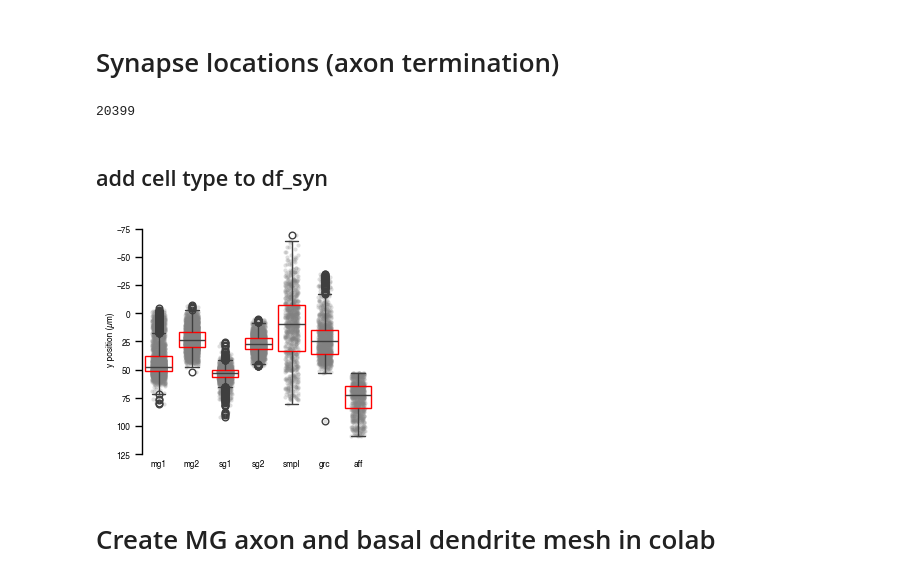
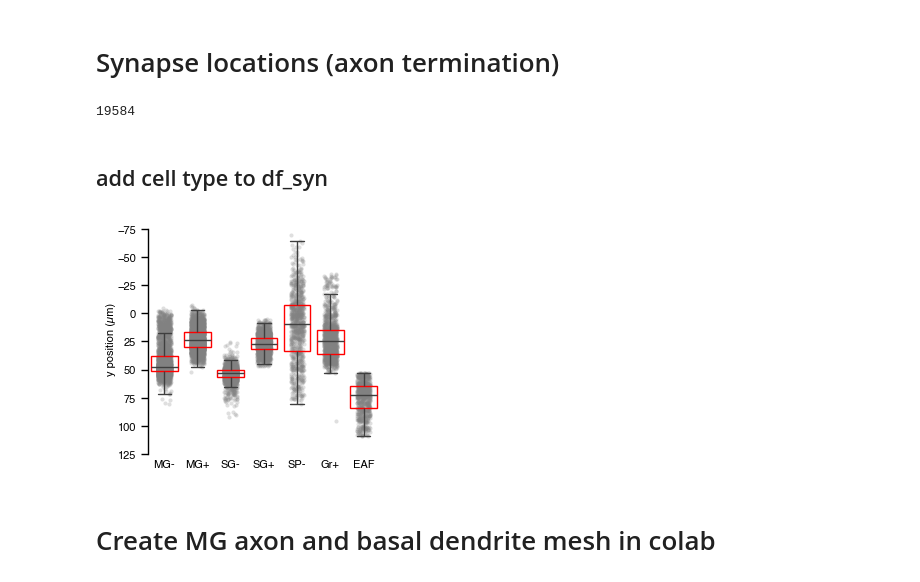
Before and after one commit to neurologic/efish_em, a Jupyter notebook: Notebooks_Jupyter/CellTyping.ipynb, the cells around one changed output. Drawn from its saved outputs; the diff is of its cells as text; code cells hidden in the pictures.

```diff
--- a/Notebooks_Jupyter/CellTyping.ipynb
+++ b/Notebooks_Jupyter/CellTyping.ipynb
@@ -64,7 +68,7 @@ structure_colors = efish.color_palette('structure')
 # %% [markdown]
 ## Molecular layer fit
 # %%
-neuroglancer_path = Path(settings_dict['save_dir']).parent.parent / 'blender/soma_locations/layer-molecular_annotation.json'
+neuroglancer_path = Path(dirpath.parent / 'data_processed_published/layer-molecular_annotation.json') #Path(dirpath).parent.parent / 'blender/soma_locations/layer-molecular_annotation.json'
 
 with open(Path(neuroglancer_path), 'r') as myfile: # 'p' is the dirpath and 'f' is the filename from the created 'd' dictionary
     neuroglancer_data = json.load(myfile)
@@ -92,8 +96,6 @@ print(popt)
 # %% [markdown]
 ## Load reconstruction files
 # %%
-dirpath = Path(settings_dict['save_dir'])
-
 nodefiles = efish.get_cell_filepaths(dirpath)
 # %% [markdown]
 # cell types for all files in directory
@@ -134,7 +140,8 @@ df_type.to_csv(dirpath / 'metadata/df_type.csv')
 # %% [markdown]
 ## from file
 # %%
-df_type= pd.read_csv(dirpath / 'metadata/df_type_auto_typed.csv')
+# df_type= pd.read_csv(dirpath / 'metadata/df_type_auto_typed.csv')
+df_type= pd.read_csv(dirpath.parent / 'data_processed_published/df_type_auto_typed.csv')
 # %%
 df_type.groupby('cell_type').count()
 # %% [output]
@@ -379,12 +395,12 @@ for c_ in ctype:
 # %% [markdown]
 # Synapse locations (axon termination)
 # %%
-df_syn = pd.read_csv(dirpath / 'graphs/df_postsyn.csv')
+df_syn = pd.read_csv(dirpath.parent / 'data_processed_published/df_postsyn.csv')
 syn = 'post-synaptic'
 
 len(df_syn)
 # %% [output]
-20399
+19584
 # %%
 y_adj_col = []
 for i,r in df_syn.iterrows():
@@ -416,26 +432,26 @@ mask = df_syn['pre_type'].isin(ctype)
 # %%
 xorder = ['mg1','mg2','sg1','sg2','smpl','grc','aff']
 hfig,ax = plt.subplots(1,figsize=(3,3))
 sns.boxplot(data=df_syn[mask],y='y_adj',x='pre_type',legend=False,
-            order = xorder,
+            order = xorder,showfliers=False,
         ax=ax,**{'boxprops':{'facecolor':'none', 'edgecolor':'red'}},zorder=100)#,dodge=0.8)
 sns.stripplot(ax = ax, data=df_syn[mask],x = 'pre_type',y='y_adj',s=3,
             order = xorder,
               dodge=True,jitter=0.2,alpha=0.25,color='gray',legend=False)
 ax.invert_yaxis()
 ax.set_ylim(125,-80)
 # ax.set_ylabel('number of target cells')
 ax.set_ylabel('y position (µm)')
 ax.set_xlabel('')
 # ax.set_yticks([0,5,10])#,15])
-# ax.set_xticklabels(['MG-\nto\nMG+','MG+\nto\nMG-'])
+ax.set_xticklabels(['MG-','MG+','SG-','SG+','SP-','Gr+','EAF'])
 ax.tick_params(axis='x', which='major', length=0)
 sns.despine(bottom=True,trim=True)
 
 
 plt.savefig('/Users/kperks/Downloads/postsynaptic_location.svg')
 # %% [output]
-[figure, old version]
+[figure, new version]
 # %% [markdown]
 # Create MG axon and basal dendrite mesh in colab
 # %% [markdown]
```
Also changed, not shown: parts of 67 cells of this notebook, 22 other files.
